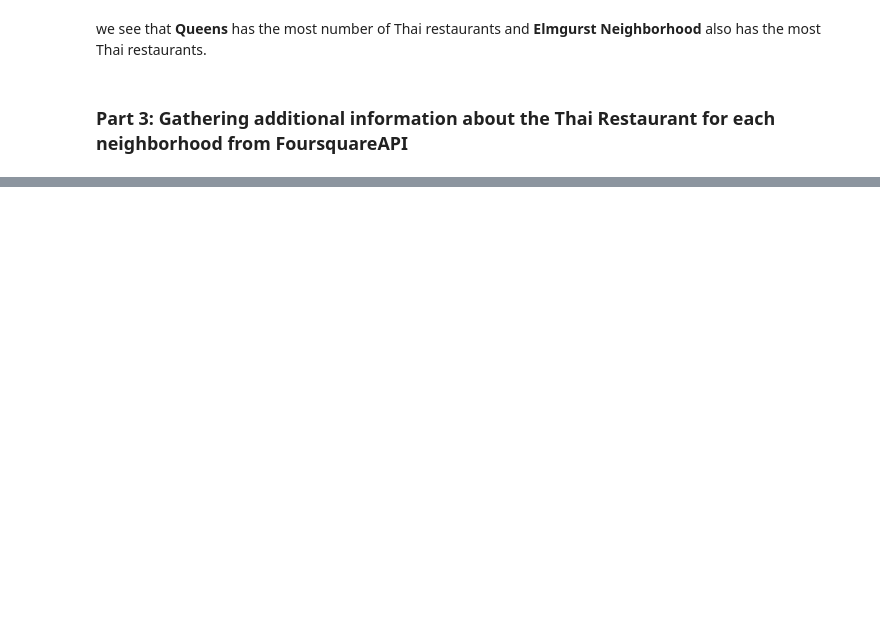
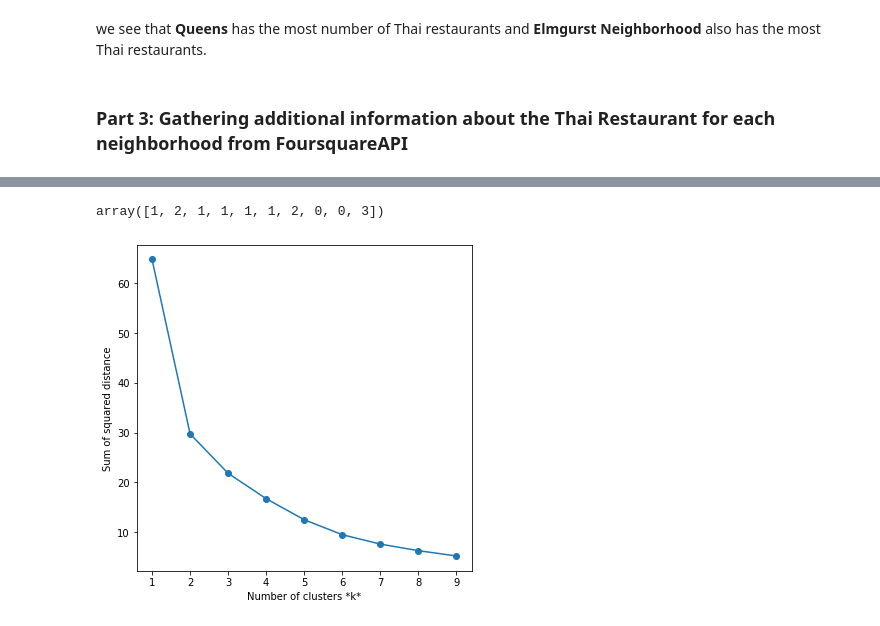
Before and after one commit to touchaee/Coursera_Capstone, a Jupyter notebook: Capstone - where to open a Thai restaurant in Newyork.ipynb, the cells around one changed output, grey strips where cells are left out. Drawn from its saved outputs; the diff is of its cells as text; code cells hidden in the pictures; blank space fills up the shorter version.

```diff
--- a/Capstone - where to open a Thai restaurant in Newyork.ipynb
+++ b/Capstone - where to open a Thai restaurant in Newyork.ipynb
@@ -492,0 +524,2 @@ Thai_rest_stats_ny.head()
+# %%
+Thai_rest_stats_ny.drop(Thai_rest_stats_ny.loc[Thai_rest_stats_ny['ID'] == '0'].index, inplace=True)
@@ -492,0 +678,12 @@ Thai_rest_stats_ny.head()
+# %%
+# one hot encoding
+nyc_onehot = pd.get_dummies(nearby_thai_rest_ny[['Category']], prefix="", prefix_sep="")
+
+# add restaurant column back to dataframe
+nyc_onehot['Thai_res_id'] = nearby_thai_rest_ny['Thai_res_id']
+
+# move restaurant column to the first column
+fixed_columns = [nyc_onehot.columns[-1]] + list(nyc_onehot.columns[:-1])
+nyc_onehot = nyc_onehot[fixed_columns]
+
+nyc_onehot.head()
@@ -492,0 +698,3 @@ Thai_rest_stats_ny.head()
+# %%
+nyc_grouped = nyc_onehot.groupby('Thai_res_id').mean().reset_index()
+nyc_grouped
@@ -492,0 +903,10 @@ Thai_rest_stats_ny.head()
+# %%
+thai_res_nyc_cluster = Thai_rest_stats_ny
+
+# merge manhattan_grouped with manhattan_data to add latitude/longitude for each neighborhood
+thai_res_nyc_cluster = thai_res_nyc_cluster.merge(nyc_grouped, left_on = 'ID', right_on = 'Thai_res_id')
+
+thai_res_nyc_cluster = thai_res_nyc_cluster.drop(columns = list(thai_res_nyc_cluster.columns[i] for i in [0, 1, 2, 3, 4, 5, 6, 8, 9, 11]))
+
+
+thai_res_nyc_cluster.head() # check the last columns!
@@ -492,0 +921,28 @@ Thai_rest_stats_ny.head()
+# %%
+# set number of clusters
+kclusters = 5
+
+# run k-means clustering
+kmeans = KMeans(n_clusters=kclusters, random_state=0).fit(thai_res_nyc_cluster)
+
+# check cluster labels generated for each row in the dataframe
+kmeans.labels_[0:10]
+# %% [output]
+array([1, 2, 1, 1, 1, 1, 2, 0, 0, 3])
+# %%
+# Run the Kmeans algorithm and get the index of data points clusters
+sse = []
+list_k = list(range(1, 10))
+
+for k in list_k:
+    km = KMeans(n_clusters=k)
+    km.fit(thai_res_nyc_cluster)
+    sse.append(km.inertia_)
+
+# Plot sse against k
+plt.figure(figsize=(6, 6))
+plt.plot(list_k, sse, '-o')
+plt.xlabel(r'Number of clusters *k*')
+plt.ylabel('Sum of squared distance');
+# %% [output]
+[figure, added]
```
Also changed, not shown: parts of 53 cells of this notebook, 5 other files.
